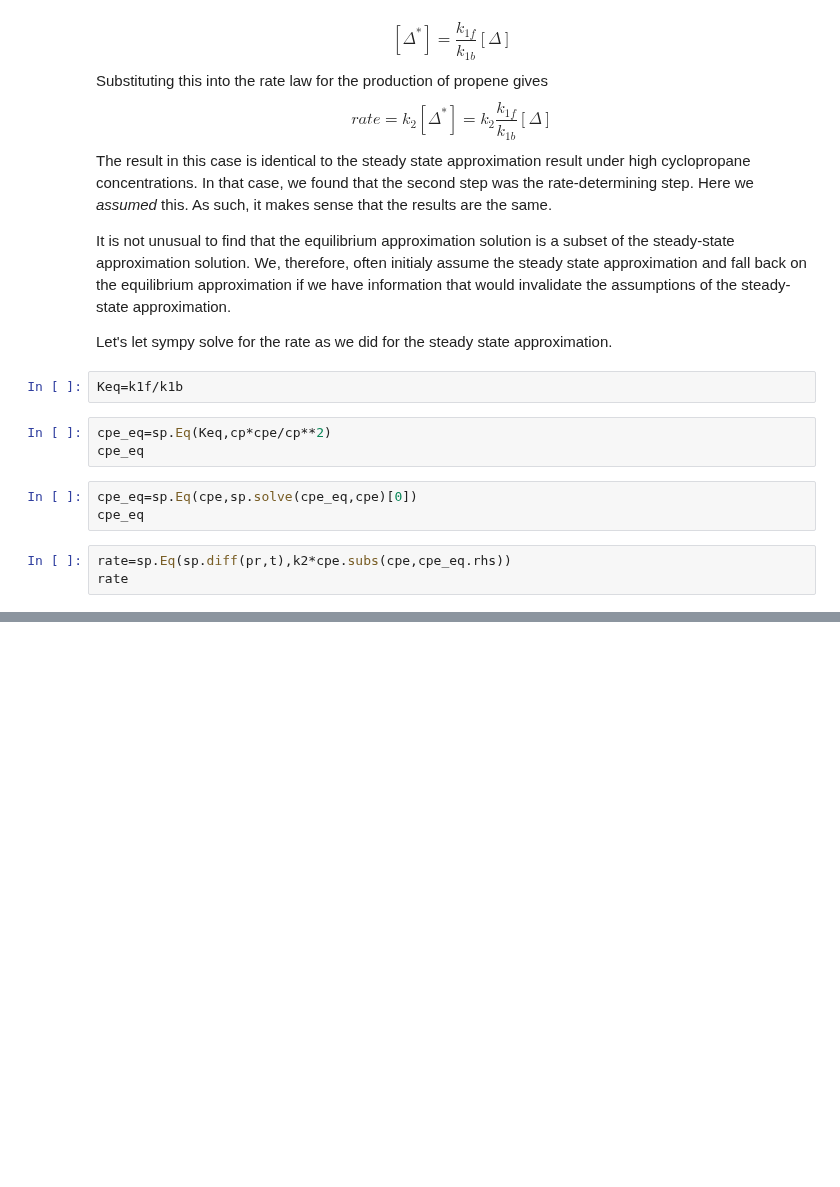
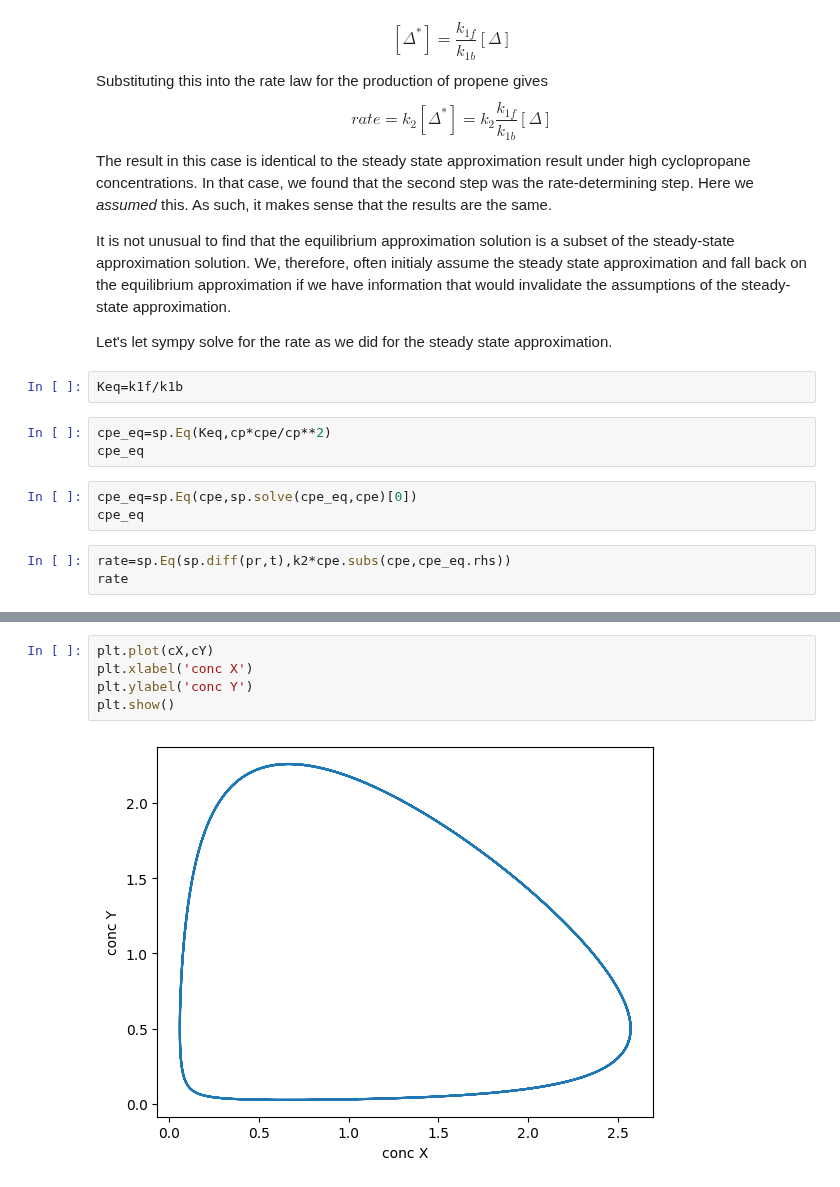
Before and after one commit to davis689/binder, a Jupyter notebook: CHEM452/Chemical_Kinetics.ipynb, the cells around one changed output, grey strips where cells are left out. Cells and saved outputs as stored; diff of their text form; blank space fills up the shorter version.

```diff
--- a/CHEM452/Chemical_Kinetics.ipynb
+++ b/CHEM452/Chemical_Kinetics.ipynb
@@ -352,0 +409,7 @@ rate
+# %%
+plt.plot(cX,cY)
+plt.xlabel('conc X')
+plt.ylabel('conc Y')
+plt.show()
+# %% [output]
+[figure, added]
```
Also changed, not shown: parts of 8 cells of this notebook.
